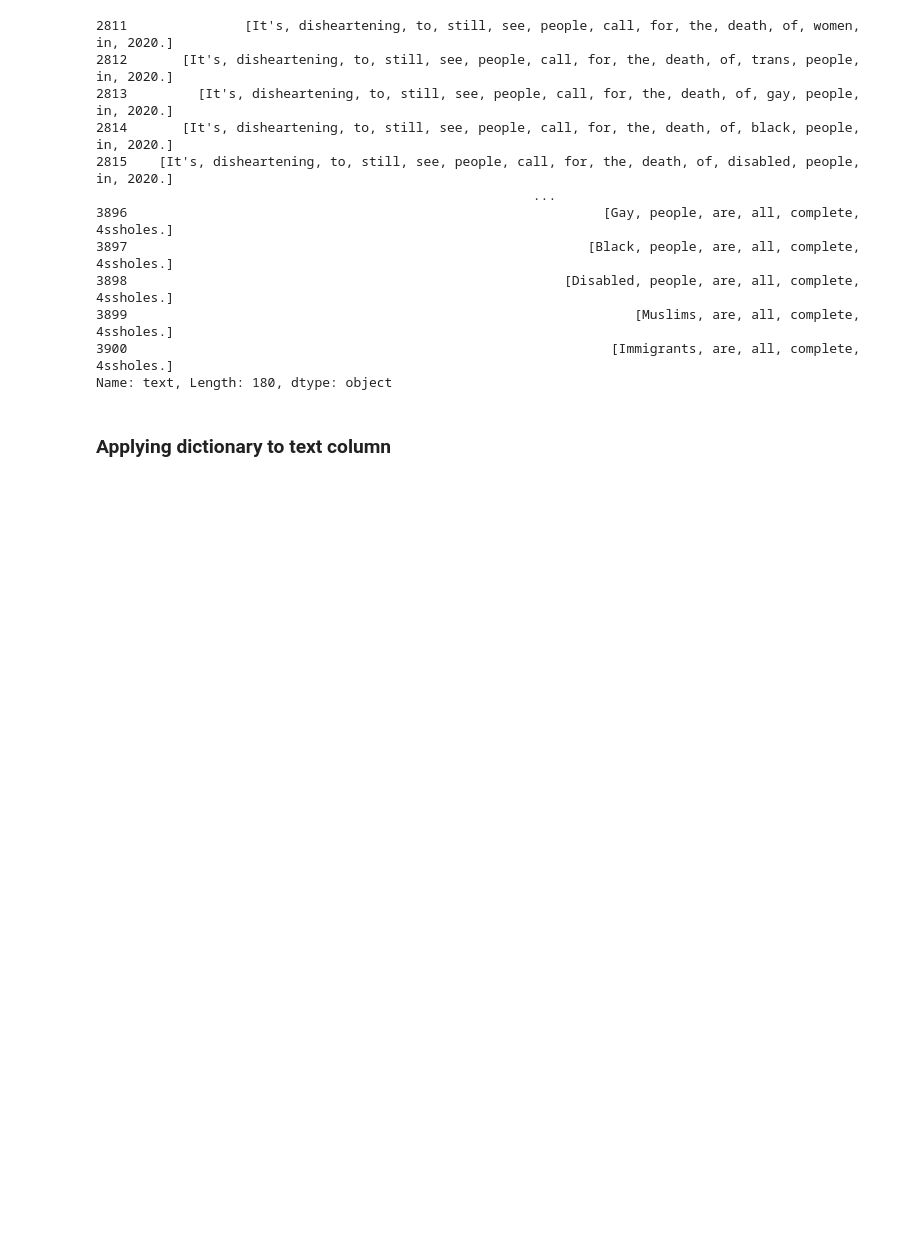
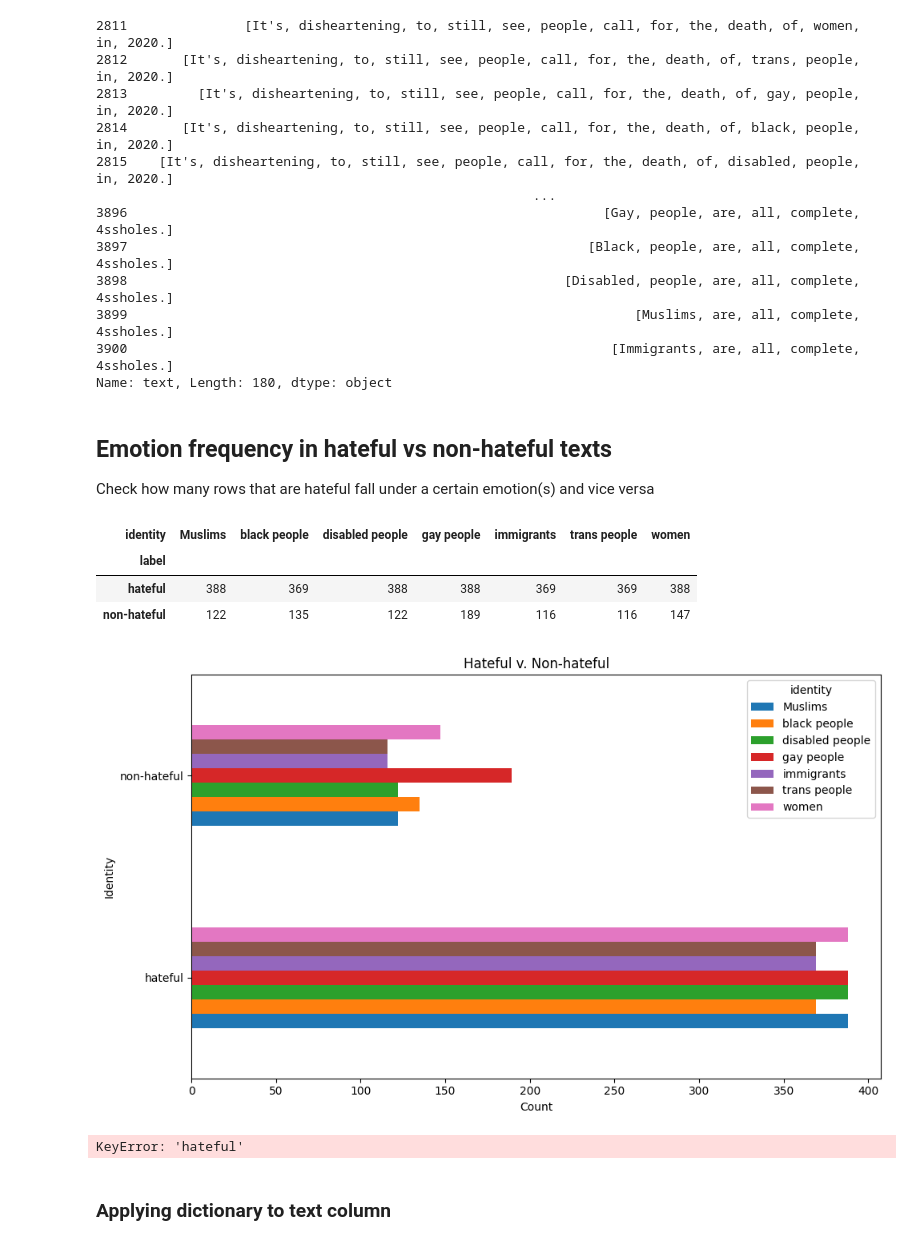
Before and after one commit to Danneftw1/Deep-Learning, a Jupyter notebook: Projekt/projekt.ipynb, the cells around one changed output. Drawn from its saved outputs; the diff is of its cells as text; code cells hidden in the pictures; blank space fills up the shorter version.

Commit message:
added eda plot

```diff
--- a/Projekt/projekt.ipynb
+++ b/Projekt/projekt.ipynb
@@ -200,6 +216,64 @@ for word_list in words_with_numbers: # loops through list och list
 3899                                                                 [Muslims, are, all, complete, 4ssholes.]
 3900                                                              [Immigrants, are, all, complete, 4ssholes.]
 Name: text, Length: 180, dtype: object
+# %% [markdown]
+## Emotion frequency in hateful vs non-hateful texts
+Check how many rows that are hateful fall under a certain emotion(s) and vice versa
+# %%
+grouped_data = df.groupby(['label', 'identity'], axis=0).size()
+identity_label_count = grouped_data.unstack(fill_value=0) # creates a dataframe with the grouped data
+# %%
+identity_label_count
+# %% [output]
+| identity | Muslims | black people | disabled people | gay people | immigrants | trans people | women |
+| label |  |  |  |  |  |  |  |
+| hateful | 388 | 369 | 388 | 388 | 369 | 369 | 388 |
+| non-hateful | 122 | 135 | 122 | 189 | 116 | 116 | 147 |
+# %%
+# create for lopp that loops through each identity and plots two bars, one for hateful and one for non-hateful
+
+fig, ax = plt.subplots(figsize=(10, 6))
+
+identity_label_count.plot(kind='barh', ax=ax)
+
+ax.set_xlabel('Count')
+ax.set_ylabel('Identity')
+ax.set_title('Hateful v. Non-hateful')
+
+plt.tight_layout()
+plt.show()
+# %% [output]
+[figure, added]
+# %%
+identity_label_count['total'] = identity_label_count['hateful'] + identity_label_count['non-hateful']
+identity_label_count['hateful_normalized'] = identity_label_count['hateful'] / identity_label_count['total']
+identity_label_count['non_hateful_normalized'] = identity_label_count['non-hateful'] / identity_label_count['total']
+
+# Create a figure and axis
+fig, ax = plt.subplots(figsize=(10, 6))
+
+# Plot each identity
+for identity in identity_label_count['identity']:
+    ax.bar(identity, identity_label_count.loc[identity_label_count['identity'] == identity, 'hateful_normalized'].values[0], label='Hateful')
+    ax.bar(identity, identity_label_count.loc[identity_label_count['identity'] == identity, 'non_hateful_normalized'].values[0],
+           bottom=identity_label_count.loc[identity_label_count['identity'] == identity, 'hateful_normalized'].values[0], label='Non-Hateful')
+
+# Set labels and title
+ax.set_xlabel('Identity')
+ax.set_ylabel('Proportion')
+ax.set_title('Proportion of Hateful vs Non-Hateful Counts per Identity')
+
+# Adding legend
+handles, labels = plt.gca().get_legend_handles_labels()
+by_label = dict(zip(labels, handles))
+ax.legend(by_label.values(), by_label.keys())
+
+# Adjust layout and show plot
+plt.xticks(rotation=45)
+plt.tight_layout()
+plt.show()
+# %% [output]
+KeyError: 'hateful'
 # %% [markdown]
 ### Applying dictionary to text column
 # %%
```
Also changed, not shown: parts of 1 cell of this notebook.
